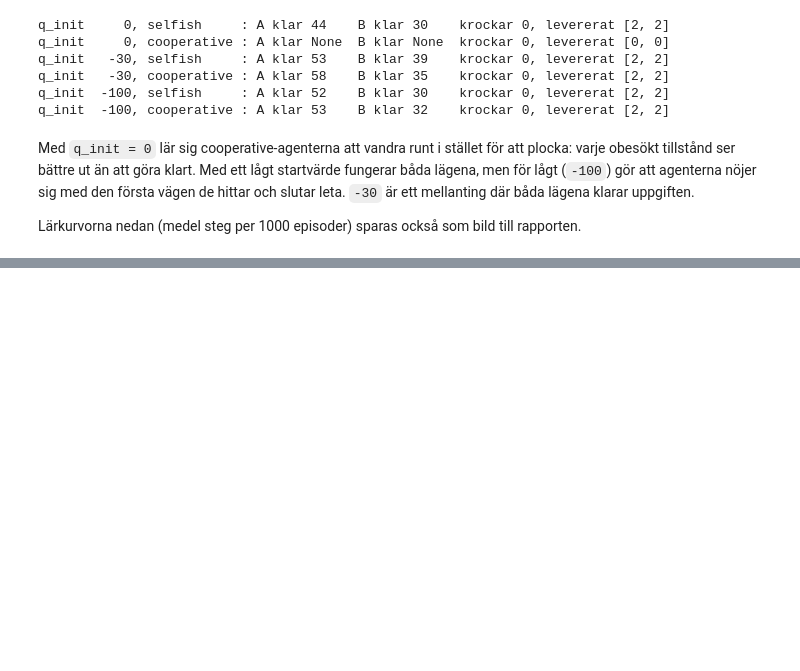
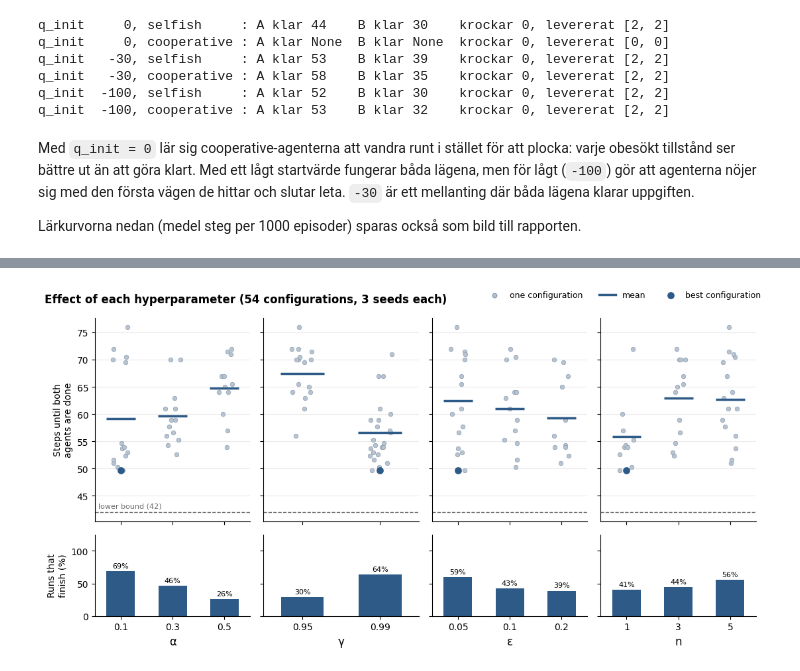
Before and after one commit to mjclaesson/reinforcement-learning, a Jupyter notebook: multi_agent_nstep.ipynb, the cells around one changed output, grey strips where cells are left out. Cells and saved outputs as stored; diff of their text form; code cells hidden in the pictures; blank space fills up the shorter version.

Commit message:
Add hyperparameter tuning for selfish and cooperative

```diff
--- a/multi_agent_nstep.ipynb
+++ b/multi_agent_nstep.ipynb
@@ -1204,0 +1281,3 @@ plt.show()
+# %%
+tuning_df = run_tuning("selfish")
+tuning_df.head(10)
@@ -1204,0 +1348,63 @@ plt.show()
+# %%
+params = [("alpha", "α"), ("gamma", "γ"), ("epsilon", "ε"), ("n", "n")]
+finished = tuning_df[np.isfinite(tuning_df["mean_both_done"])]
+best_row = tuning_df.iloc[0]
+jitter = np.random.default_rng(0)
+
+fig, axes = plt.subplots(2, len(params), figsize=(11, 5.6), sharey="row",
+                         gridspec_kw={"height_ratios": [3, 1.2]})
+
+for j, (col, symbol) in enumerate(params):
+    ax, ax_s = axes[0, j], axes[1, j]
+    values = sorted(tuning_df[col].unique())
+
+    for x, value in enumerate(values):
+        group = finished[finished[col] == value]["mean_both_done"]
+
+        # top: every configuration that finished as a dot, and the mean as a line
+        ax.scatter(x + jitter.uniform(-0.15, 0.15, len(group)), group,
+                   s=22, color="#B8C4D0", edgecolor="#8A9BB0", linewidth=0.5, zorder=2)
+        if len(group):
+            ax.hlines(group.mean(), x - 0.28, x + 0.28, color="#2E5A87", linewidth=2.5, zorder=3)
+
+        # bottom: share of all training runs (configurations x seeds) that finished
+        success = tuning_df[tuning_df[col] == value]["success_rate"].mean() * 100
+        bar = ax_s.bar(x, success, width=0.55, color="#2E5A87")
+        ax_s.bar_label(bar, fmt="%.0f%%", padding=2, fontsize=8)
+
+    # the best configuration, marked in every panel
+    ax.scatter(values.index(best_row[col]), best_row["mean_both_done"],
+               s=45, color="#2E5A87", zorder=4)
+    ax.axhline(max(bounds), color="#6B6B6B", linestyle="--", linewidth=1)
+
+    for a in (ax, ax_s):
+        a.set_xlim(-0.5, len(values) - 0.5)
+        a.spines["top"].set_visible(False)
+        a.spines["right"].set_visible(False)
+        a.set_axisbelow(True)
+    ax.set_xticks(range(len(values)), [])
+    ax.grid(axis="y", alpha=0.25)
+    ax_s.set_xticks(range(len(values)), [f"{v:g}" for v in values])
+    ax_s.set_xlabel(symbol, fontsize=12)
+    ax_s.set_ylim(0, 125)
+    ax_s.set_yticks([0, 50, 100])
+
+axes[0, 0].set_ylabel("Steps until both\nagents are done")
+axes[1, 0].set_ylabel("Runs that\nfinish (%)")
+axes[0, 0].annotate(f"lower bound ({max(bounds)})", (0, max(bounds)), xycoords=("axes fraction", "data"),
+                    xytext=(4, 3), textcoords="offset points", va="bottom", fontsize=8, color="#6B6B6B")
+
+handles = [
+    plt.scatter([], [], s=22, color="#B8C4D0", edgecolor="#8A9BB0"),
+    plt.Line2D([], [], color="#2E5A87", linewidth=2.5),
+    plt.scatter([], [], s=45, color="#2E5A87"),
+]
+fig.legend(handles, ["one configuration", "mean", "best configuration"],
+           loc="upper right", ncol=3, frameon=False, fontsize=9)
+
+fig.suptitle(f"Effect of each hyperparameter ({len(tuning_df)} configurations, 3 seeds each)",
+             x=0.01, ha="left", fontweight="bold", fontsize=12)
+plt.tight_layout()
+plt.show()
+# %% [output]
+[figure, added]
```
Also changed, not shown: parts of 21 cells of this notebook, 1 other file.
